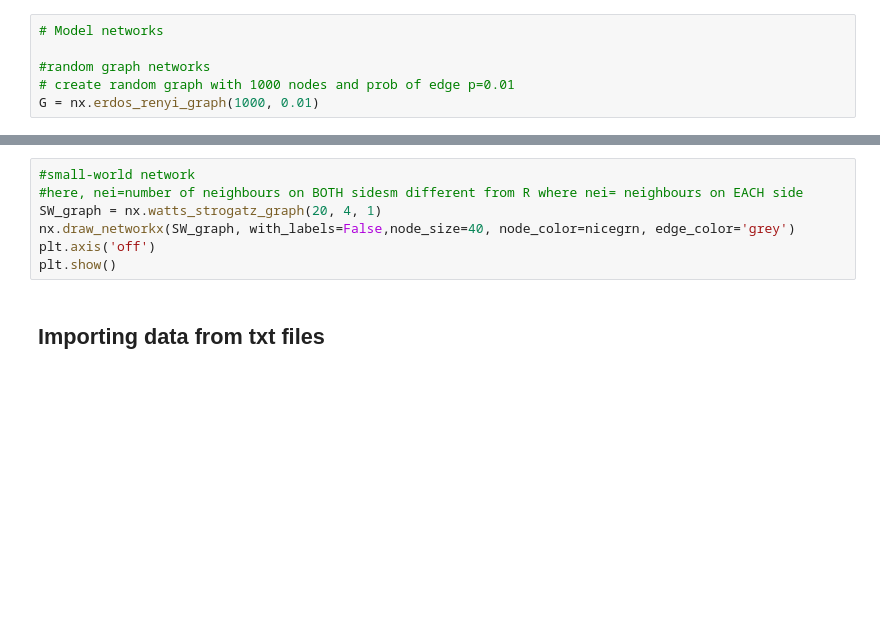
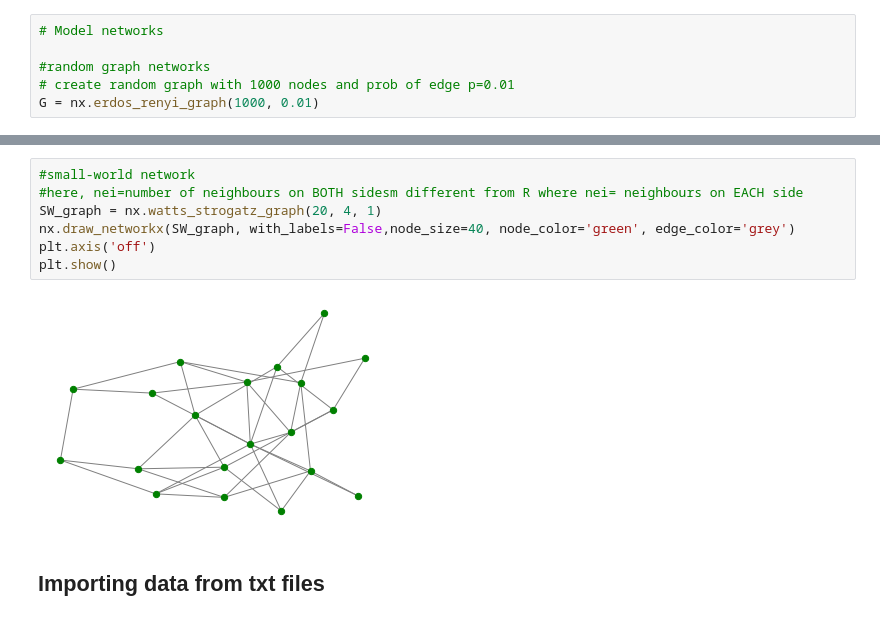
Before and after one commit to kingquote/kingquote, a Jupyter notebook: UZH-files/Bio206/L16_Intro_NetworkX.ipynb, the cells around one changed output, grey strips where cells are left out. Saved outputs shown, nothing was run; the diff lists cells and outputs as text; blank space fills up the shorter version.

```diff
--- a/UZH-files/Bio206/L16_Intro_NetworkX.ipynb
+++ b/UZH-files/Bio206/L16_Intro_NetworkX.ipynb
@@ -220,10 +352,12 @@ nx.betweenness_centrality(ER_graph)
 # %%
 #small-world network
 #here, nei=number of neighbours on BOTH sidesm different from R where nei= neighbours on EACH side
 SW_graph = nx.watts_strogatz_graph(20, 4, 1)
-nx.draw_networkx(SW_graph, with_labels=False,node_size=40, node_color=nicegrn, edge_color='grey')
+nx.draw_networkx(SW_graph, with_labels=False,node_size=40, node_color='green', edge_color='grey')
 plt.axis('off')
 plt.show()
+# %% [output]
+[figure, added]
 # %% [markdown]
 ## Importing data from txt files
 # %%
```
Also changed, not shown: parts of 34 cells of this notebook.
